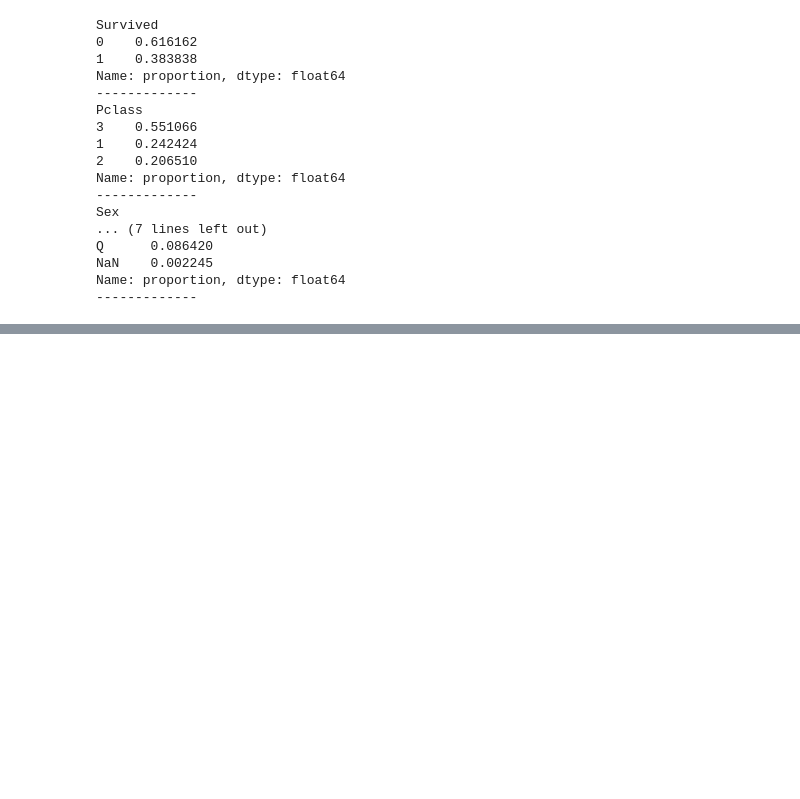
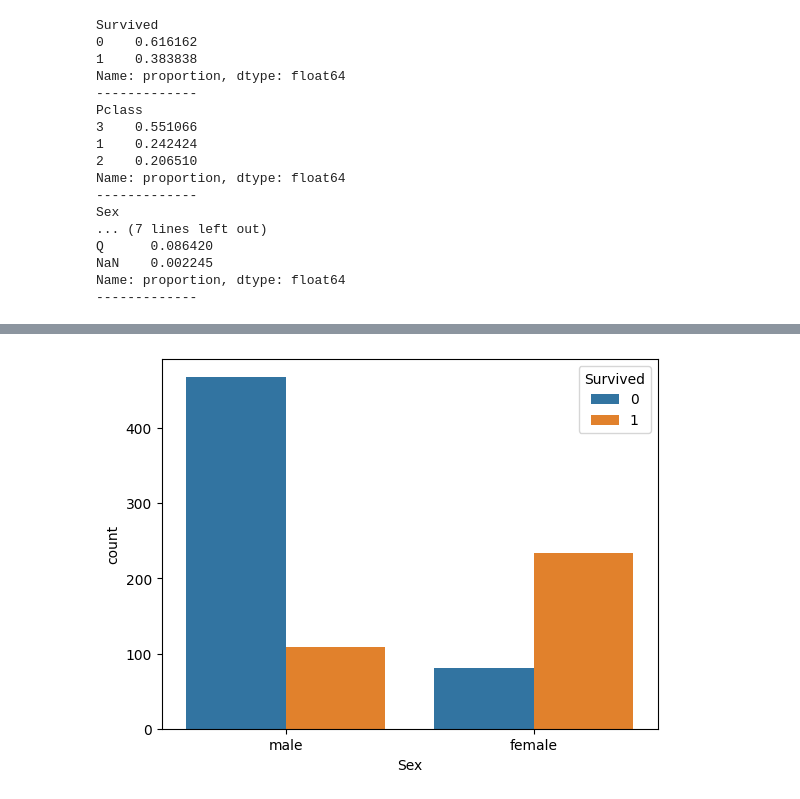
Before and after one commit to ronaldespinozaa/DS102024, a Jupyter notebook: 2-DataAnalysis/2-Pandas/Teoría/ejercicio/titanic_pro.ipynb, the cells around one changed output, grey strips where cells are left out. Saved outputs shown, nothing was run; the diff lists cells and outputs as text; code cells hidden in the pictures; blank space fills up the shorter version.

```diff
--- a/2-DataAnalysis/2-Pandas/Teoría/ejercicio/titanic_pro.ipynb
+++ b/2-DataAnalysis/2-Pandas/Teoría/ejercicio/titanic_pro.ipynb
@@ -128,0 +144,4 @@ df['Age'] = df['Age'].apply(lambda row: 1 if row<1 else row)
+# %%
+sns.countplot(data = df ,x = 'Sex', hue='Survived');
+# %% [output]
+[figure, added]
```
Also changed, not shown: parts of 5 cells of this notebook, 6 other files.
